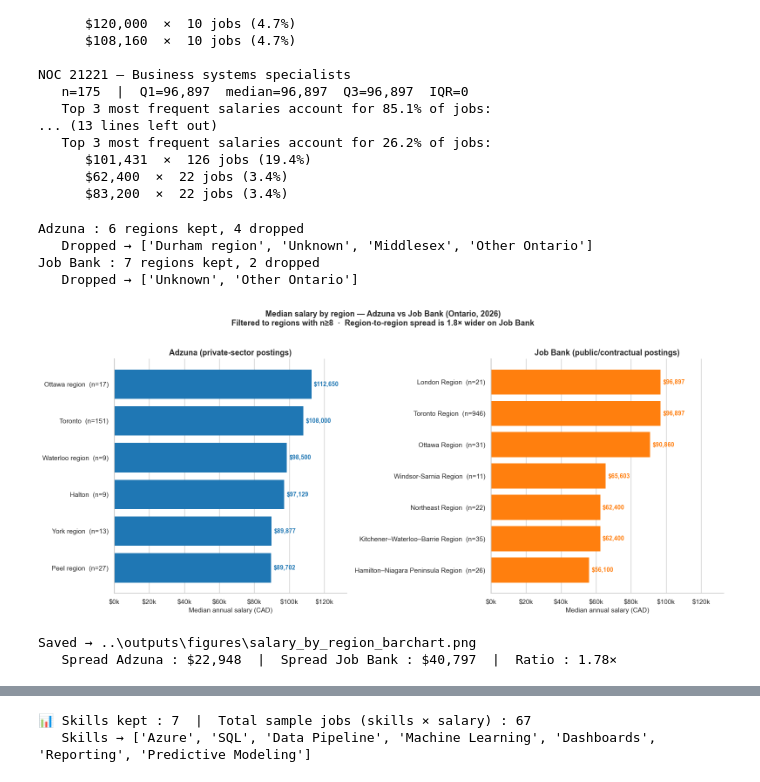
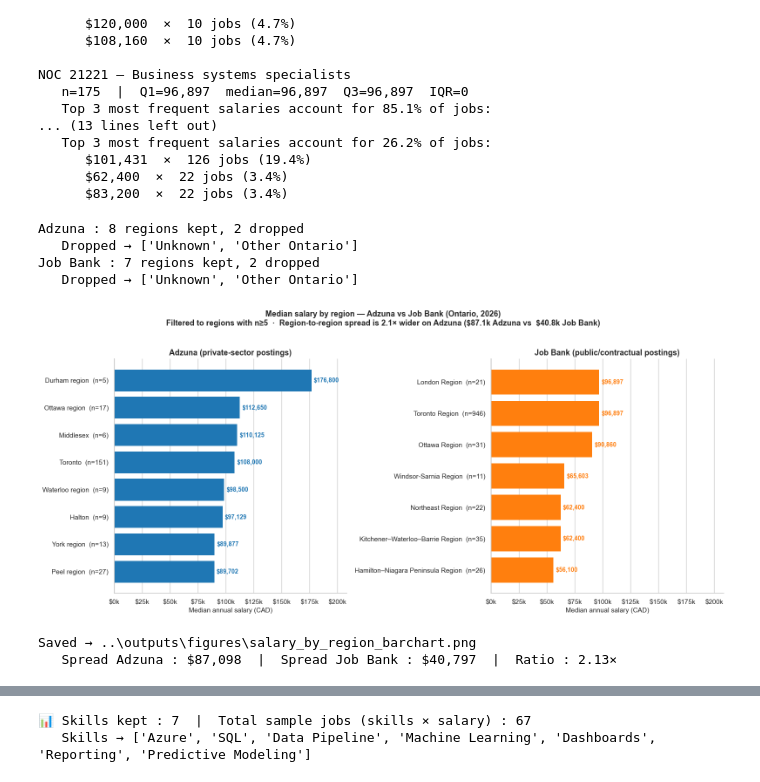
Before and after one commit to PetiteReb/toronto-data-job-market-analysis, a Jupyter notebook: notebooks/06_visualization.ipynb, the cells around one changed output, grey strips where cells are left out. Drawn from its saved outputs; the diff is of its cells as text; code cells hidden in the pictures.

```diff
--- a/notebooks/06_visualization.ipynb
+++ b/notebooks/06_visualization.ipynb
@@ -270,7 +270,7 @@ NOC 21221 — Business systems specialists
 # === Bar charts: median salary by region (filtered, n≥10, no fallback buckets) ===
 
 # --- Filter thresholds ---
-MIN_SAMPLE_REGION = 8
+MIN_SAMPLE_REGION = 5
 FALLBACK_BUCKETS = {'Unknown', 'Other Ontario'}
 
 # --- Prep Adzuna ---
@@ -324,36 +324,37 @@ for ax in axes:
     ax.xaxis.set_major_formatter(plt.FuncFormatter(lambda x, _: f'${x/1000:.0f}k'))
     ax.grid(axis='y', visible=False)
     ax.spines['top'].set_visible(False)
     ax.spines['right'].set_visible(False)
 
 # Compute ratio + auto-pick which source has wider spread
 spread_adz = reg_adz['median'].max() - reg_adz['median'].min()
 spread_jb  = reg_jb['median'].max()  - reg_jb['median'].min()
 
 if spread_adz >= spread_jb:
     wider_source = 'Adzuna'
     ratio = spread_adz / spread_jb
 else:
     wider_source = 'Job Bank'
     ratio = spread_jb / spread_adz
 
 # ...puis dans le suptitle :
 fig.suptitle(f'Median salary by region — Adzuna vs Job Bank (Ontario, 2026)\n'
              f'Filtered to regions with n≥{MIN_SAMPLE_REGION}  ·  '
-             f'Region-to-region spread is {ratio:.1f}× wider on {wider_source}',
+             f'Region-to-region spread is {ratio:.1f}× wider on {wider_source} '
+             f'(\${spread_adz/1000:.1f}k Adzuna vs  \${spread_jb/1000:.1f}k Job Bank)',
              fontsize=13, fontweight='bold', y=1.02)
 
 plt.tight_layout()
 plt.savefig(FIGURES_DIR / 'salary_by_region_barchart.png')
 plt.show()
 
 print(f'Saved → {FIGURES_DIR / "salary_by_region_barchart.png"}')
 print(f'   Spread Adzuna : ${spread_adz:,.0f}  |  Spread Job Bank : ${spread_jb:,.0f}  |  Ratio : {ratio:.2f}×')
 # %% [output]
-Adzuna : 6 regions kept, 4 dropped
-   Dropped → ['Durham region', 'Unknown', 'Middlesex', 'Other Ontario']
+Adzuna : 8 regions kept, 2 dropped
+   Dropped → ['Unknown', 'Other Ontario']
 Job Bank : 7 regions kept, 2 dropped
    Dropped → ['Unknown', 'Other Ontario']
-[figure, old version]
+[figure, new version]
 Saved → ..\outputs\figures\salary_by_region_barchart.png
-   Spread Adzuna : $22,948  |  Spread Job Bank : $40,797  |  Ratio : 1.78×
+   Spread Adzuna : $87,098  |  Spread Job Bank : $40,797  |  Ratio : 2.13×
```
Also changed, not shown: parts of 2 cells of this notebook, 9 other files.
